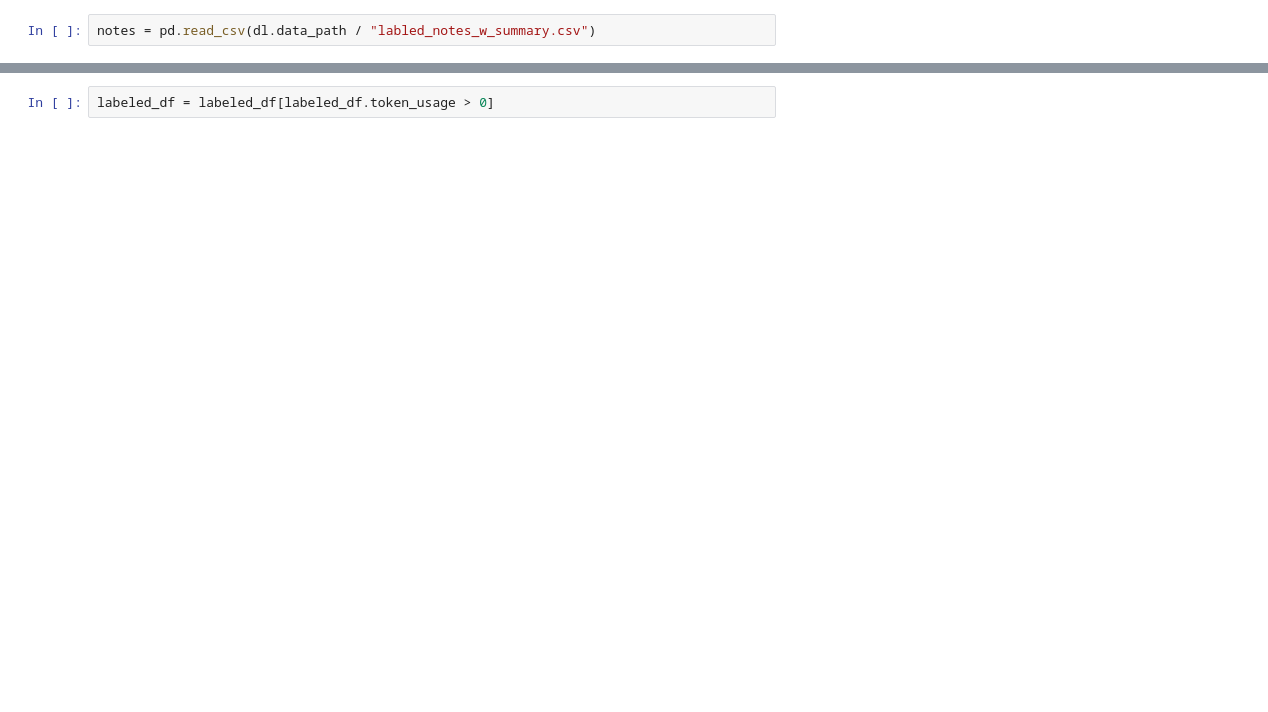
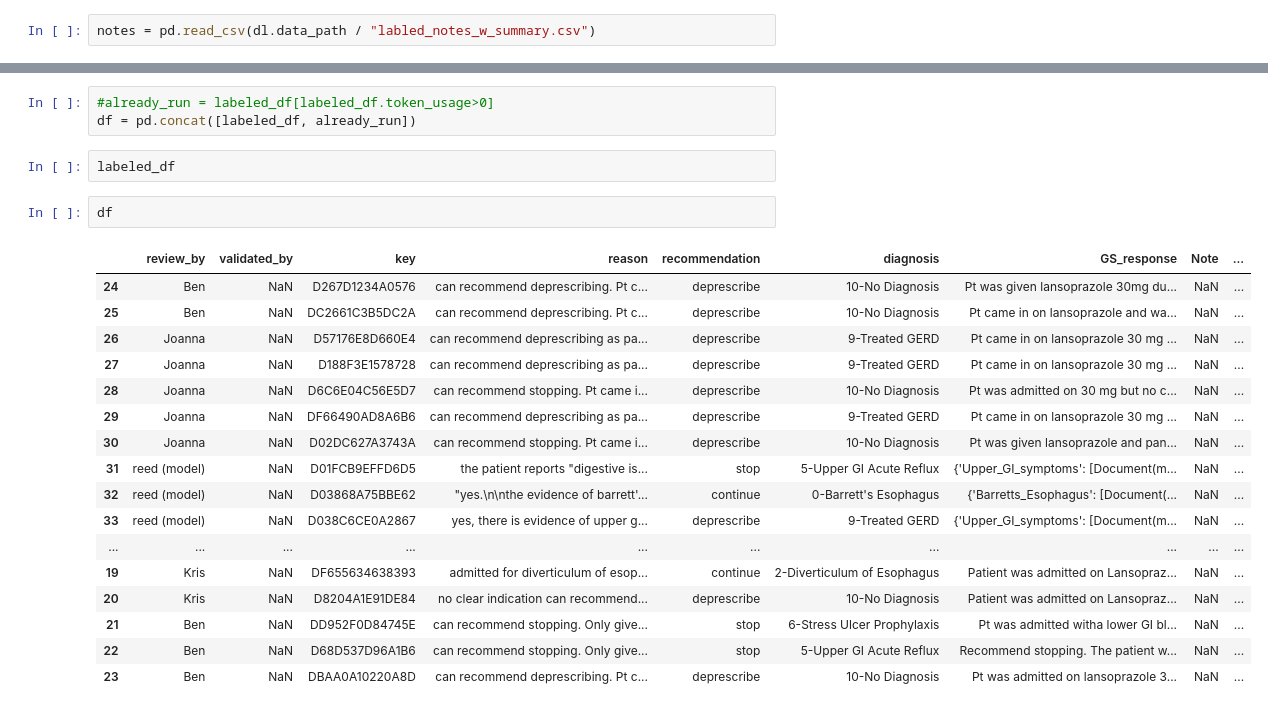
Before and after one commit to Beenjamming/DataSci210_MedicationDeprescriber, a Jupyter notebook: src/poc_eval.ipynb, the cells around one changed output, grey strips where cells are left out. Drawn from its saved outputs; the diff is of its cells as text; blank space fills up the shorter version.

```diff
--- a/src/poc_eval.ipynb
+++ b/src/poc_eval.ipynb
@@ -39,5 +67,28 @@ DF66490AD8A6B6
 # %%
-labeled_df = labeled_df[labeled_df.token_usage > 0]
+#already_run = labeled_df[labeled_df.token_usage>0]
+df = pd.concat([labeled_df, already_run])
+# %%
+labeled_df
+# %%
+df
+# %% [output]
+|  | review_by | validated_by | key | reason | recommendation | diagnosis | GS_response | Note | ... |
+| 24 | Ben | NaN | D267D1234A0576 | can recommend deprescribing. Pt c... | deprescribe | 10-No Diagnosis | Pt was given lansoprazole 30mg du... | NaN | ... |
+| 25 | Ben | NaN | DC2661C3B5DC2A | can recommend deprescribing. Pt c... | deprescribe | 10-No Diagnosis | Pt came in on lansoprazole and wa... | NaN | ... |
+| 26 | Joanna | NaN | D57176E8D660E4 | can recommend deprescribing as pa... | deprescribe | 9-Treated GERD | Pt came in on lansoprazole 30 mg ... | NaN | ... |
+| 27 | Joanna | NaN | D188F3E1578728 | can recommend deprescribing as pa... | deprescribe | 9-Treated GERD | Pt came in on lansoprazole 30 mg ... | NaN | ... |
+| 28 | Joanna | NaN | D6C6E04C56E5D7 | can recommend stopping. Pt came i... | deprescribe | 10-No Diagnosis | Pt was admitted on 30 mg but no c... | NaN | ... |
+| 29 | Joanna | NaN | DF66490AD8A6B6 | can recommend deprescribing as pa... | deprescribe | 9-Treated GERD | Pt came in on lansoprazole 30 mg ... | NaN | ... |
+| 30 | Joanna | NaN | D02DC627A3743A | can recommend stopping. Pt came i... | deprescribe | 10-No Diagnosis | Pt was given lansoprazole and pan... | NaN | ... |
+| 31 | reed (model) | NaN | D01FCB9EFFD6D5 | the patient reports "digestive is... | stop | 5-Upper GI Acute Reflux | {'Upper_GI_symptoms': [Document(m... | NaN | ... |
+| 32 | reed (model) | NaN | D03868A75BBE62 | "yes.\n\nthe evidence of barrett'... | continue | 0-Barrett's Esophagus | {'Barretts_Esophagus': [Document(... | NaN | ... |
+| 33 | reed (model) | NaN | D038C6CE0A2867 | yes, there is evidence of upper g... | deprescribe | 9-Treated GERD | {'Upper_GI_symptoms': [Document(m... | NaN | ... |
+| ... | ... | ... | ... | ... | ... | ... | ... | ... | ... |
+| 19 | Kris | NaN | DF655634638393 | admitted for diverticulum of esop... | continue | 2-Diverticulum of Esophagus | Patient was admitted on Lansopraz... | NaN | ... |
+| 20 | Kris | NaN | D8204A1E91DE84 | no clear indication can recommend... | deprescribe | 10-No Diagnosis | Patient was admitted on Lansopraz... | NaN | ... |
+| 21 | Ben | NaN | DD952F0D84745E | can recommend stopping. Only give... | stop | 6-Stress Ulcer Prophylaxis | Pt was admitted witha lower GI bl... | NaN | ... |
+| 22 | Ben | NaN | D68D537D96A1B6 | can recommend stopping. Only give... | stop | 5-Upper GI Acute Reflux | Recommend stopping. The patient w... | NaN | ... |
+| 23 | Ben | NaN | DBAA0A10220A8D | can recommend deprescribing. Pt c... | deprescribe | 10-No Diagnosis | Pt was admitted on lansoprazole 3... | NaN | ... |
 # %%
 from eval import evaluate_multiclass_classification, get_best_diagnosis_match
 
```
Also changed, not shown: parts of 14 cells of this notebook, 2 other files.
